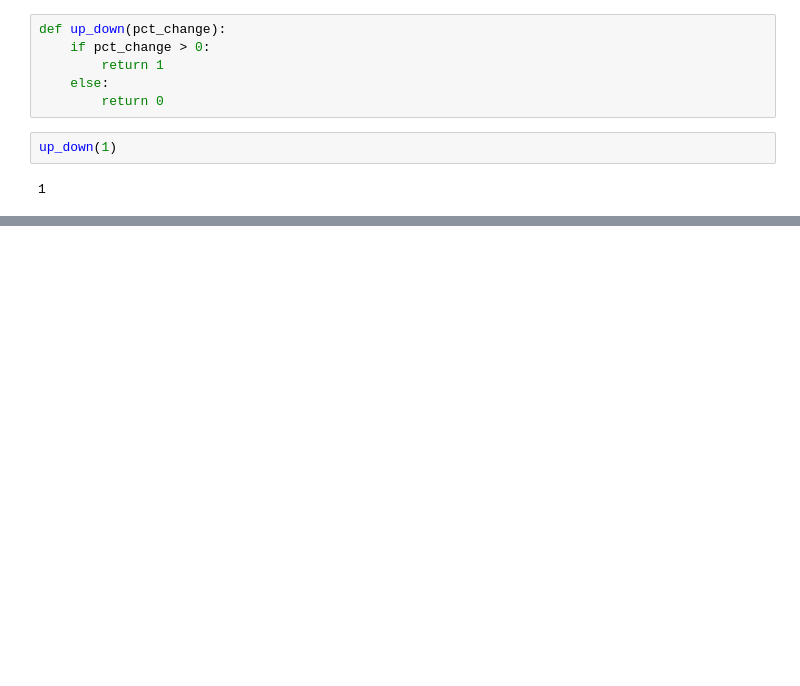
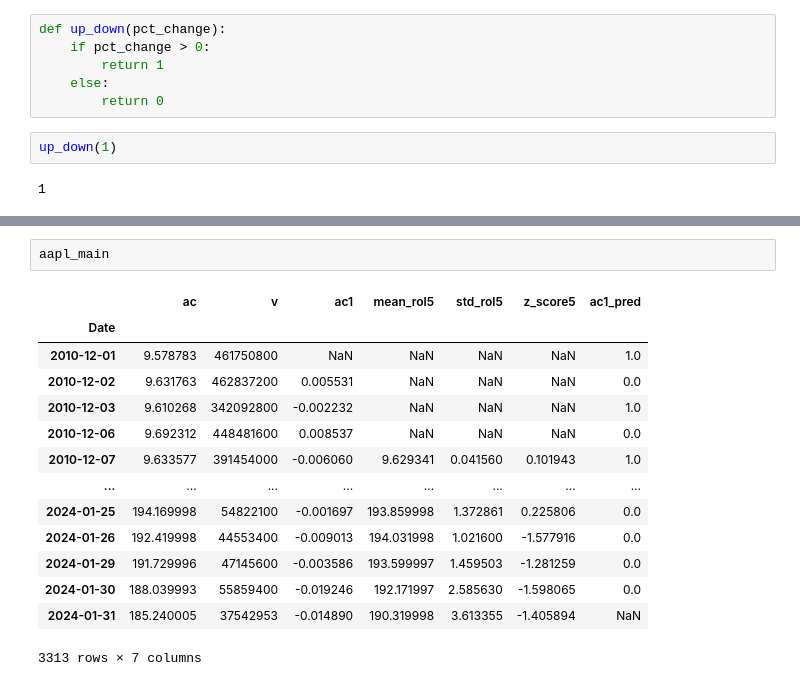
Before and after one commit to yuchild/berkeley_group_n_day_stock_prediction, a Jupyter notebook: main.ipynb, the cells around one changed output, grey strips where cells are left out. Cells and saved outputs as stored; diff of their text form; blank space fills up the shorter version.

```diff
--- a/main.ipynb
+++ b/main.ipynb
@@ -163,0 +184,17 @@ aapl_main.tail(5)
+# %%
+aapl_main
+# %% [output]
+|  | ac | v | ac1 | mean_rol5 | std_rol5 | z_score5 | ac1_pred |
+| Date |  |  |  |  |  |  |  |
+| 2010-12-01 | 9.578783 | 461750800 | NaN | NaN | NaN | NaN | 1.0 |
+| 2010-12-02 | 9.631763 | 462837200 | 0.005531 | NaN | NaN | NaN | 0.0 |
+| 2010-12-03 | 9.610268 | 342092800 | -0.002232 | NaN | NaN | NaN | 1.0 |
+| 2010-12-06 | 9.692312 | 448481600 | 0.008537 | NaN | NaN | NaN | 0.0 |
+| 2010-12-07 | 9.633577 | 391454000 | -0.006060 | 9.629341 | 0.041560 | 0.101943 | 1.0 |
+| ... | ... | ... | ... | ... | ... | ... | ... |
+| 2024-01-25 | 194.169998 | 54822100 | -0.001697 | 193.859998 | 1.372861 | 0.225806 | 0.0 |
+| 2024-01-26 | 192.419998 | 44553400 | -0.009013 | 194.031998 | 1.021600 | -1.577916 | 0.0 |
+| 2024-01-29 | 191.729996 | 47145600 | -0.003586 | 193.599997 | 1.459503 | -1.281259 | 0.0 |
+| 2024-01-30 | 188.039993 | 55859400 | -0.019246 | 192.171997 | 2.585630 | -1.598065 | 0.0 |
+| 2024-01-31 | 185.240005 | 37542953 | -0.014890 | 190.319998 | 3.613355 | -1.405894 | NaN |
+3313 rows × 7 columns
```
Also changed, not shown: parts of 33 cells of this notebook.
